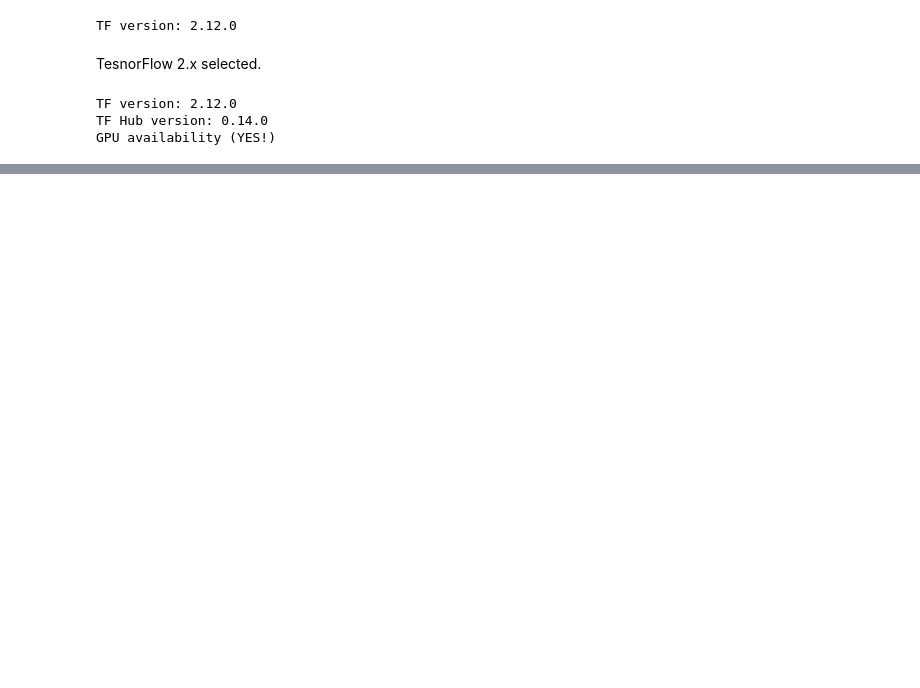
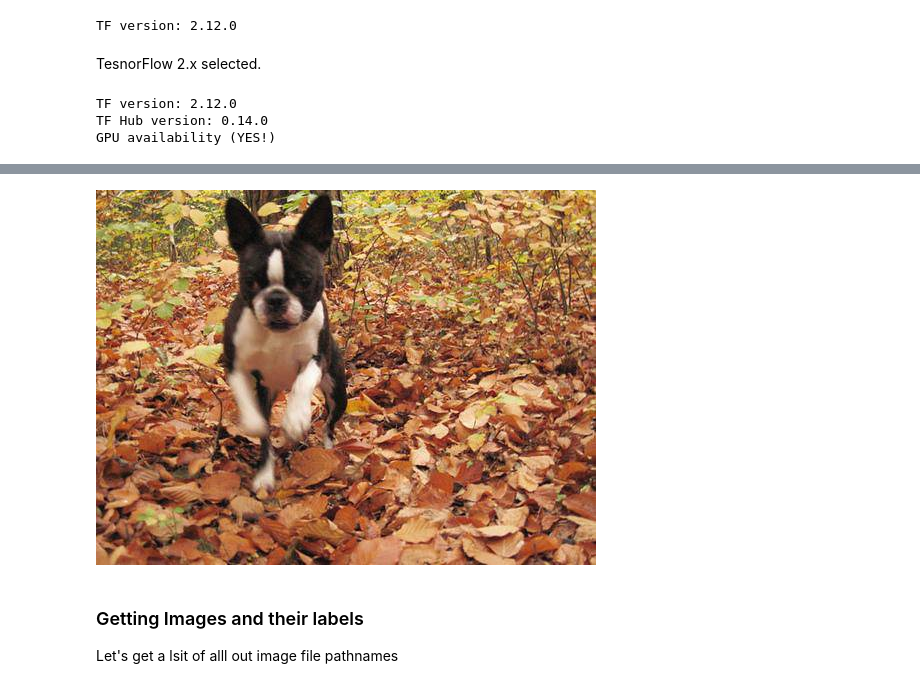
Before and after one commit to gil612/ML-course, a Jupyter notebook: dog_vision.ipynb, the cells around one changed output, grey strips where cells are left out. Cells and saved outputs as stored; diff of their text form; code cells hidden in the pictures; blank space fills up the shorter version.

```diff
--- a/dog_vision.ipynb
+++ b/dog_vision.ipynb
@@ -61,0 +122,9 @@ GPU availability (YES!)
+# %%
+# Let's view an image
+from IPython.display import Image
+Image("drive/My Drive/Dog Vision/train/000bec180eb18c7604dcecc8fe0dba07.jpg")
+# %% [output]
+[figure, added]
+# %% [markdown]
+### Getting Images and their labels
+Let's get a lsit of alll out image file pathnames
```
Also changed, not shown: parts of 21 cells of this notebook.
